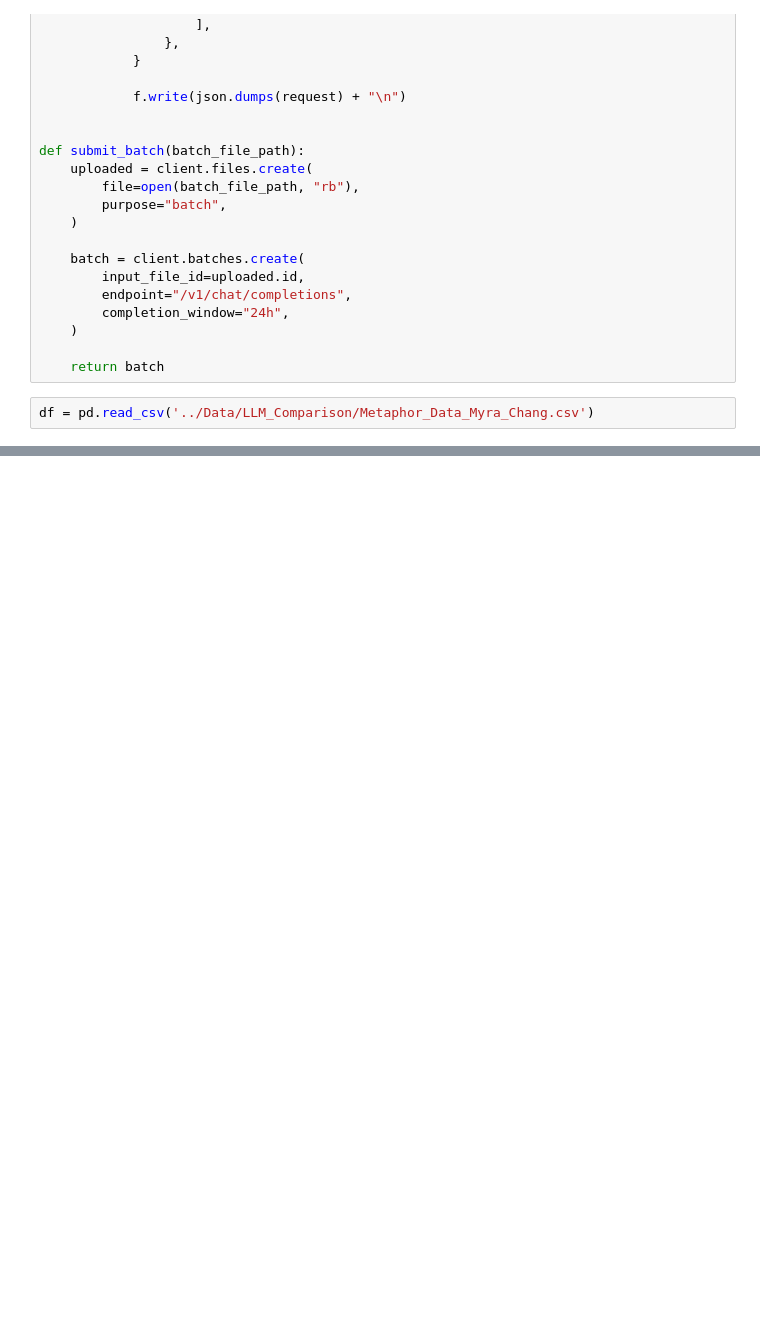
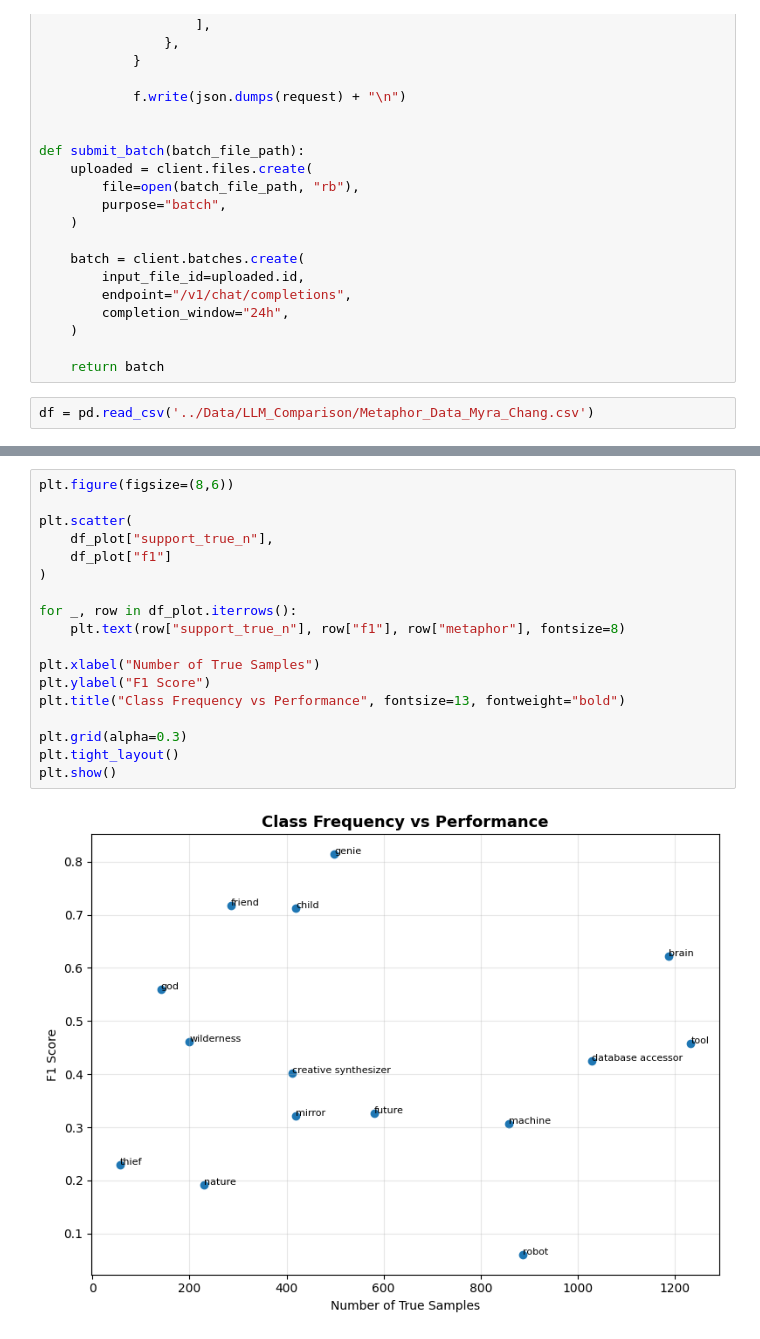
Before and after one commit to Sagnik-Chakravarty/FrameScope, a Jupyter notebook: Notebooks/00_LLM_Old.ipynb, the cells around one changed output, grey strips where cells are left out. Cells and saved outputs as stored; diff of their text form; blank space fills up the shorter version.

```diff
--- a/Notebooks/00_LLM_Old.ipynb
+++ b/Notebooks/00_LLM_Old.ipynb
@@ -180,0 +407,20 @@ results_df.head()
+# %%
+plt.figure(figsize=(8,6))
+
+plt.scatter(
+    df_plot["support_true_n"],
+    df_plot["f1"]
+)
+
+for _, row in df_plot.iterrows():
+    plt.text(row["support_true_n"], row["f1"], row["metaphor"], fontsize=8)
+
+plt.xlabel("Number of True Samples")
+plt.ylabel("F1 Score")
+plt.title("Class Frequency vs Performance", fontsize=13, fontweight="bold")
+
+plt.grid(alpha=0.3)
+plt.tight_layout()
+plt.show()
+# %% [output]
+[figure, added]
```
Also changed, not shown: parts of 16 cells of this notebook.
